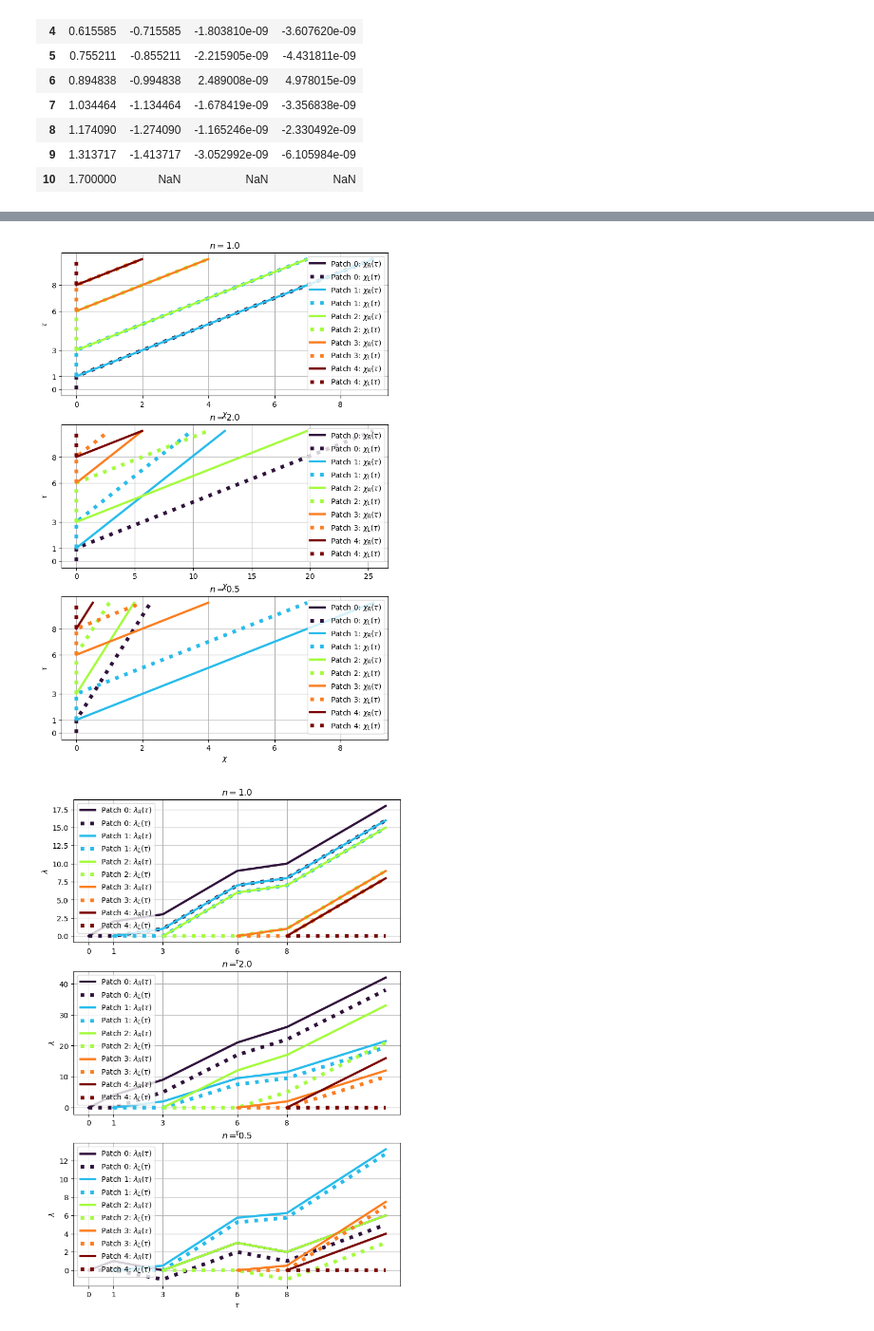
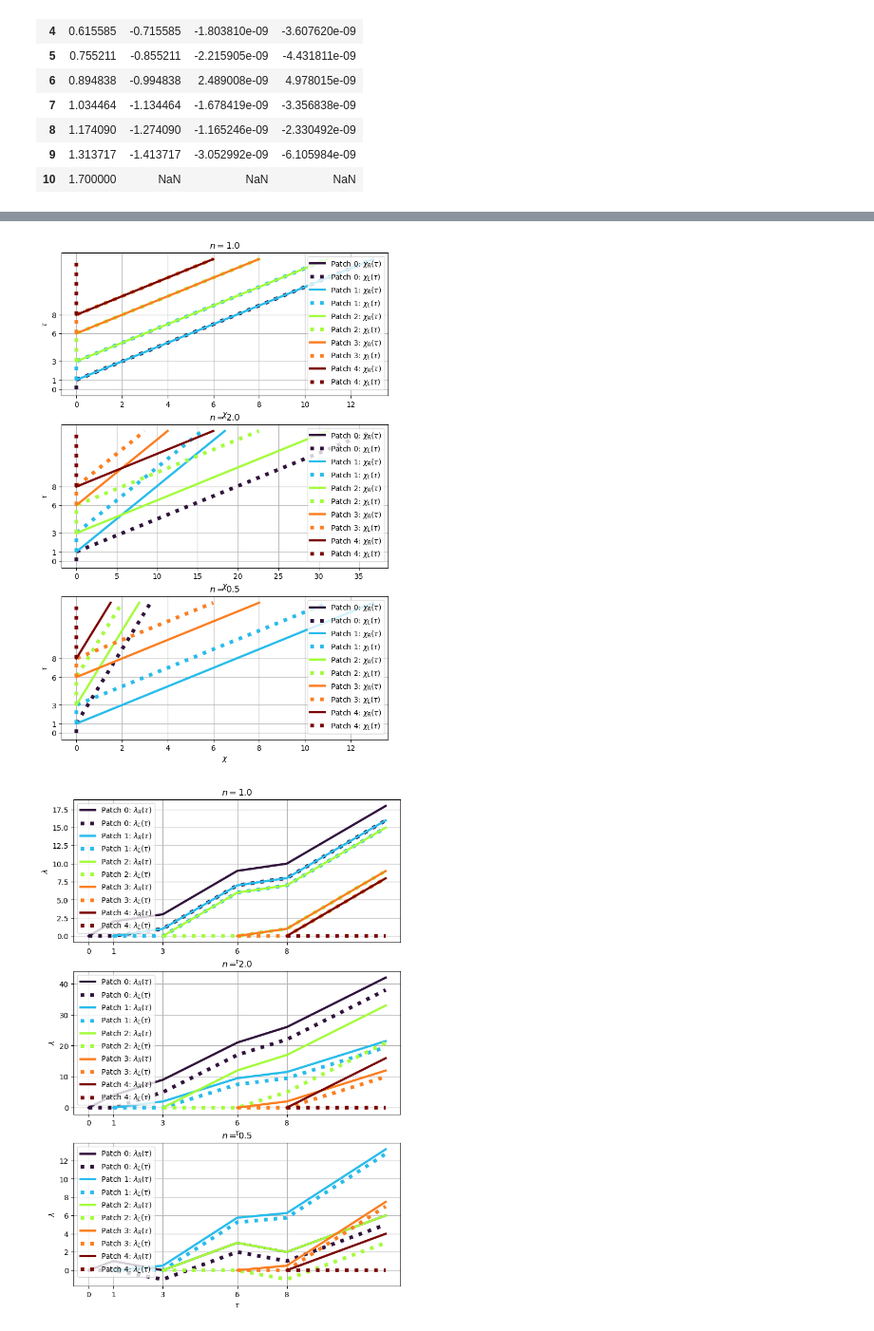
Before and after one commit to zimfv/river-profiles, a Jupyter notebook: notebooks/Slope Patches.ipynb, the cells around one changed output, grey strips where cells are left out. Shown at 95% size. Drawn from its saved outputs; the diff is of its cells as text; code cells hidden in the pictures.

```diff
--- a/notebooks/Slope Patches.ipynb
+++ b/notebooks/Slope Patches.ipynb
@@ -108,8 +108,9 @@ def stair_integral(x0, x1, borders=[], values=[0], negative_backward=True):
     """
     lengths_check(borders, values, raise_error=True)
 
-    x1 = np.array(x1)
-    x0 = x0*np.ones(x1.shape)
+    x0 = np.array(x0)
+    x1 = np.array(x1)*np.ones(x0.shape)
+    x0 = np.array(x0)*np.ones(x1.shape)
 
     borders_ = np.concatenate([[-np.inf], borders, [+np.inf]])
 
@@ -122,6 +123,7 @@ def stair_integral(x0, x1, borders=[], values=[0], negative_backward=True):
     res = res.sum(axis=0)
 
     if negative_backward and (x0 > x1).any():
+        res = np.array(res)
         res[x0 > x1] = -stair_integral(x0=x1[x0 > x1], x1=x0[x0 > x1], borders=borders, values=values)
 
     return res
@@ -1234,0 +1255,7 @@ colors = [cm.turbo(i/(len(patch_starts) - 1)) for i in range(len(patch_starts))]
+# %%
+slp = slps[2]
+
+tau = np.linspace(0, 7, 71)
+print(tau)
+
+np.round(slp.get_stretch_zones_relisation_borders(tau), 2)
@@ -1235,35 +1284,35 @@ colors = [cm.turbo(i/(len(patch_starts) - 1)) for i in range(len(patch_starts))]
 # %%
-tau = np.arange(-1, 10, 0.01)
+tau = np.arange(-1, 14, 0.01)
 
 fig, axs = plt.subplots(len(ns))
 
 fig.set_figheight(12)
 fig.set_figwidth(8)
 
 for ni, n in enumerate(ns):
     slp = slps[ni]
 
     rights = slp.get_rights(tau)
     lefts = slp.get_lefts(tau)
 
     for i in range(rights.shape[0]):
         axs[ni].plot(rights[i], tau, color=colors[i],
                      linestyle='-', linewidth=3,
                      label=f"Patch {i}: $\\chi_R(\\tau)$")
         axs[ni].plot(lefts[i], tau, color=colors[i],
                      linestyle=':', linewidth=5,
                      label=f"Patch {i}: $\\chi_L(\\tau)$")
 
     axs[ni].set_title(f'$n = {n}$')
     axs[ni].grid(True)
     axs[ni].legend()
 
     axs[ni].set_xlabel(r'$\chi$')
     axs[ni].set_ylabel(r'$\tau$')
     axs[ni].set_yticks(patch_starts)
 plt.show()
 # %% [output]
-[figure, old version]
+[figure, new version]
 # %%
 tau = np.arange(-1, 12, 0.01)
 
```
Also changed, not shown: parts of 25 cells of this notebook, 3 other files.
